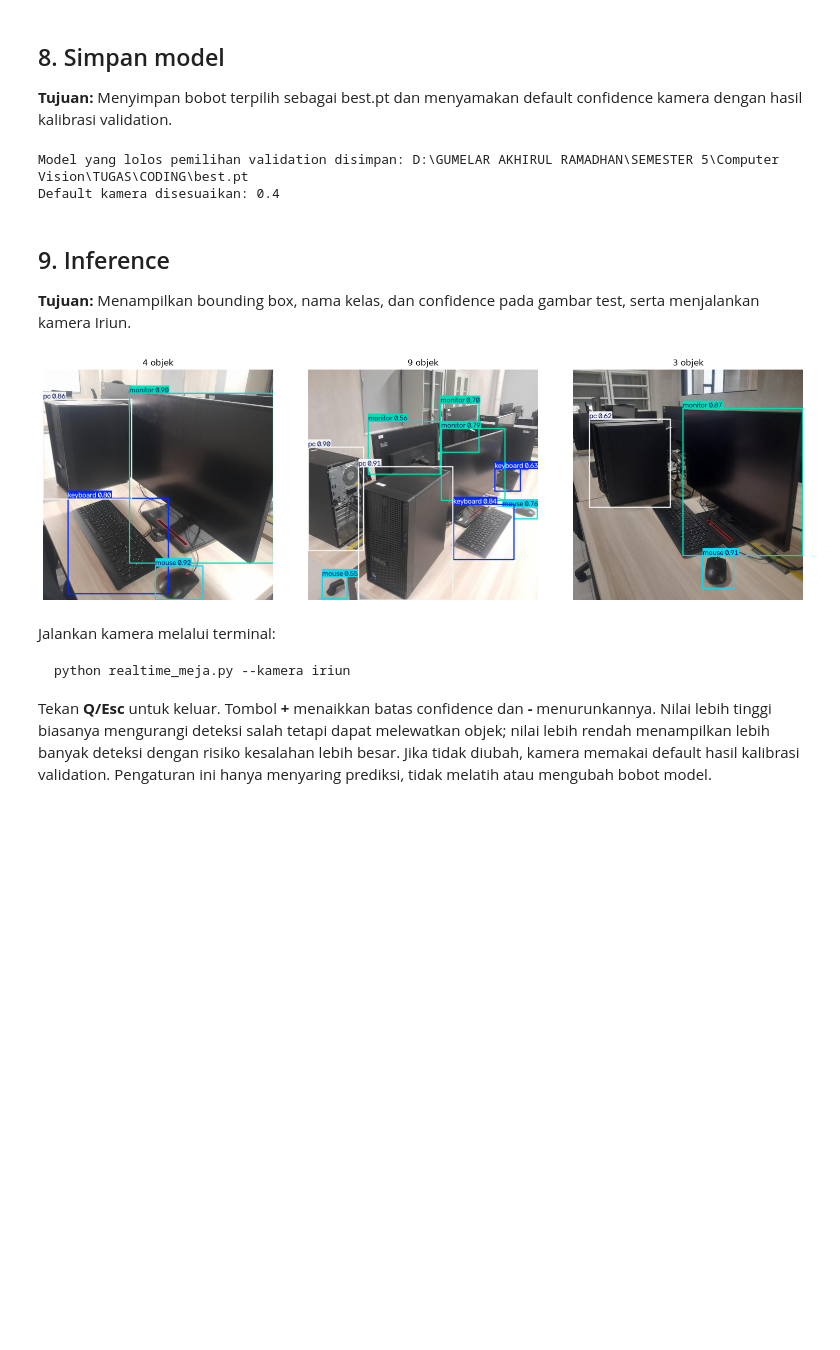
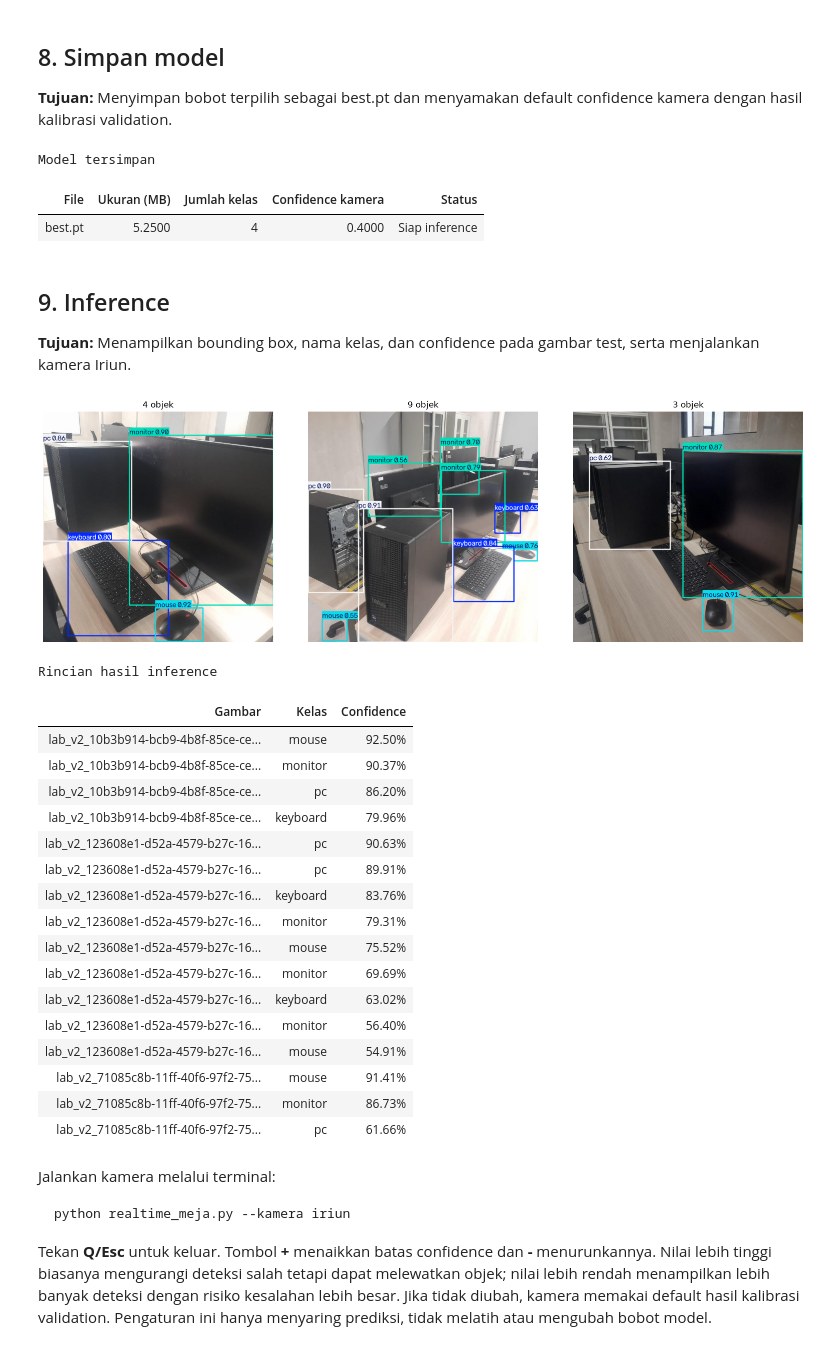
Before and after one commit to gumelarakhirul/SmartWorkspace-Detection-YOLO11, a Jupyter notebook: P5_Object_Detection_YOLO11.ipynb, the cells around one changed output. Saved outputs shown, nothing was run; the diff lists cells and outputs as text; code cells hidden in the pictures; blank space fills up the shorter version.

```diff
--- a/P5_Object_Detection_YOLO11.ipynb
+++ b/P5_Object_Detection_YOLO11.ipynb
@@ -368,34 +423,71 @@ Confusion matrix validation: 4 kelas, confidence 0.4 dan matching IoU 0.50
 
 **Tujuan:** Menyimpan bobot terpilih sebagai best.pt dan menyamakan default confidence kamera dengan hasil kalibrasi validation.
 # %%
-if Path(TERPILIH).resolve()!=BEST.resolve():
-    shutil.copy2(TERPILIH,BEST)
+if Path(TERPILIH).resolve() != BEST.resolve():
+    shutil.copy2(TERPILIH, BEST)
 assert BEST.is_file()
-model=YOLO(str(BEST))
-print('Model yang lolos pemilihan validation disimpan:',BEST.resolve())
-script=BASE/'realtime_meja.py'
-text=script.read_text(encoding='utf-8')
+model = YOLO(str(BEST))
+script = BASE / 'realtime_meja.py'
+text = script.read_text(encoding='utf-8')
 import re
-text=re.sub(r"(parser.add_argument\('--conf',type=float,default=)[0-9.]+",lambda m:m.group(1)+f'{CONF:.2f}',text)
-text=re.sub(r'(def kamera_iriun\(model, CLASS_IDS, DEVICE, conf=)[0-9.]+',lambda m:m.group(1)+f'{CONF:.2f}',text)
-script.write_text(text,encoding='utf-8')
-print('Default kamera disesuaikan:',CONF)
+text = re.sub("(parser.add_argument\\('--conf',type=float,default=)[0-9.]+", lambda m: m.group(1) + f'{CONF:.2f}', text)
+text = re.sub('(def kamera_iriun\\(model, CLASS_IDS, DEVICE, conf=)[0-9.]+', lambda m: m.group(1) + f'{CONF:.2f}', text)
+script.write_text(text, encoding='utf-8')
+tabel(
+    'Model tersimpan',
+    [
+        {
+            'File': 'best.pt',
+            'Ukuran (MB)': round(BEST.stat().st_size / 1024 ** 2, 2),
+            'Jumlah kelas': len(model.names),
+            'Confidence kamera': CONF,
+            'Status': 'Siap inference',
+        },
+    ],
+)
 # %% [output]
-Model yang lolos pemilihan validation disimpan: D:\GUMELAR AKHIRUL RAMADHAN\SEMESTER 5\Computer Vision\TUGAS\CODING\best.pt
-Default kamera disesuaikan: 0.4
+Model tersimpan
+| File | Ukuran (MB) | Jumlah kelas | Confidence kamera | Status |
+| best.pt | 5.2500 | 4 | 0.4000 | Siap inference |
 # %% [markdown]
 ## 9. Inference
 
 **Tujuan:** Menampilkan bounding box, nama kelas, dan confidence pada gambar test, serta menjalankan kamera Iriun.
 # %%
-samples=sorted((DATASET/'test/images').glob('*.jpg'))[:3]
-fig,axes=plt.subplots(1,3,figsize=(16,5))
-for ax,path in zip(axes,samples):
-    result=model.predict(str(path),conf=CONF,classes=CLASS_IDS,device=DEVICE,verbose=False)[0]
-    ax.imshow(result.plot()[...,::-1]);ax.set_title(f'{len(result.boxes)} objek');ax.axis('off')
-plt.tight_layout();plt.show()
+samples = sorted((DATASET / 'test/images').glob('*.jpg'))[:3]
+ringkasan_inference = []
+fig, axes = plt.subplots(1, 3, figsize=(16, 5))
+for ax, path in zip(axes, samples):
+    result = model.predict(str(path), conf=CONF, classes=CLASS_IDS, device=DEVICE, verbose=False)[0]
+    for cid, c in zip(result.boxes.cls.tolist(), result.boxes.conf.tolist()):
+        ringkasan_inference.append({'Gambar': path.name, 'Kelas': result.names[int(cid)], 'Confidence': c})
+    ax.imshow(result.plot()[..., ::-1])
+    ax.set_title(f'{len(result.boxes)} objek')
+    ax.axis('off')
+plt.tight_layout()
+plt.show()
+if ringkasan_inference:
+    tabel('Rincian hasil inference', ringkasan_inference, persen=['Confidence'])
 # %% [output]
 [figure]
+Rincian hasil inference
+| Gambar | Kelas | Confidence |
+| lab_v2_10b3b914-bcb9-4b8f-85ce-ce... | mouse | 92.50% |
+| lab_v2_10b3b914-bcb9-4b8f-85ce-ce... | monitor | 90.37% |
+| lab_v2_10b3b914-bcb9-4b8f-85ce-ce... | pc | 86.20% |
+| lab_v2_10b3b914-bcb9-4b8f-85ce-ce... | keyboard | 79.96% |
+| lab_v2_123608e1-d52a-4579-b27c-16... | pc | 90.63% |
+| lab_v2_123608e1-d52a-4579-b27c-16... | pc | 89.91% |
+| lab_v2_123608e1-d52a-4579-b27c-16... | keyboard | 83.76% |
+| lab_v2_123608e1-d52a-4579-b27c-16... | monitor | 79.31% |
+| lab_v2_123608e1-d52a-4579-b27c-16... | mouse | 75.52% |
+| lab_v2_123608e1-d52a-4579-b27c-16... | monitor | 69.69% |
+| lab_v2_123608e1-d52a-4579-b27c-16... | keyboard | 63.02% |
+| lab_v2_123608e1-d52a-4579-b27c-16... | monitor | 56.40% |
+| lab_v2_123608e1-d52a-4579-b27c-16... | mouse | 54.91% |
+| lab_v2_71085c8b-11ff-40f6-97f2-75... | mouse | 91.41% |
+| lab_v2_71085c8b-11ff-40f6-97f2-75... | monitor | 86.73% |
+| lab_v2_71085c8b-11ff-40f6-97f2-75... | pc | 61.66% |
 # %% [markdown]
 Jalankan kamera melalui terminal:
 
```
Also changed, not shown: parts of 11 cells of this notebook.
